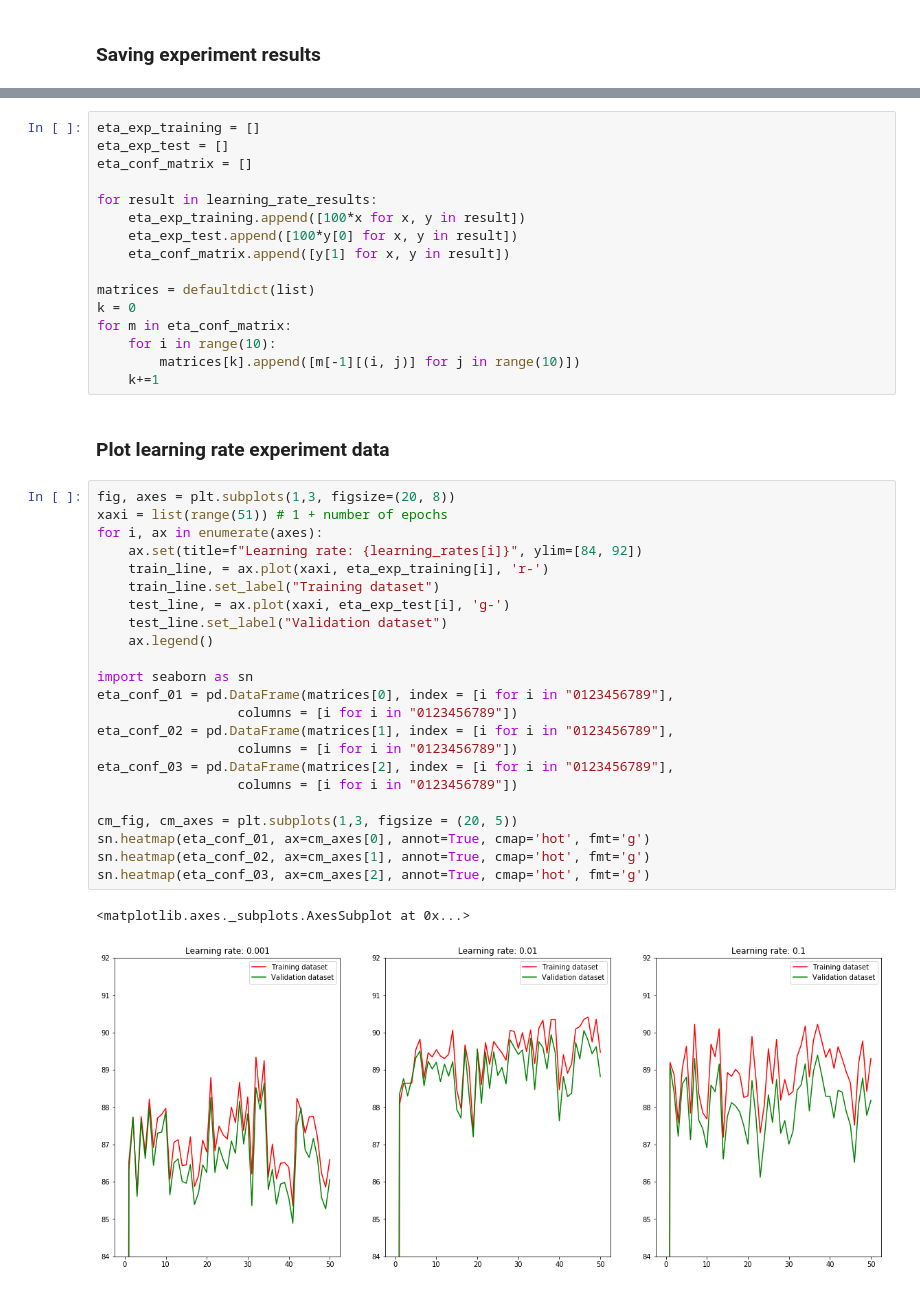
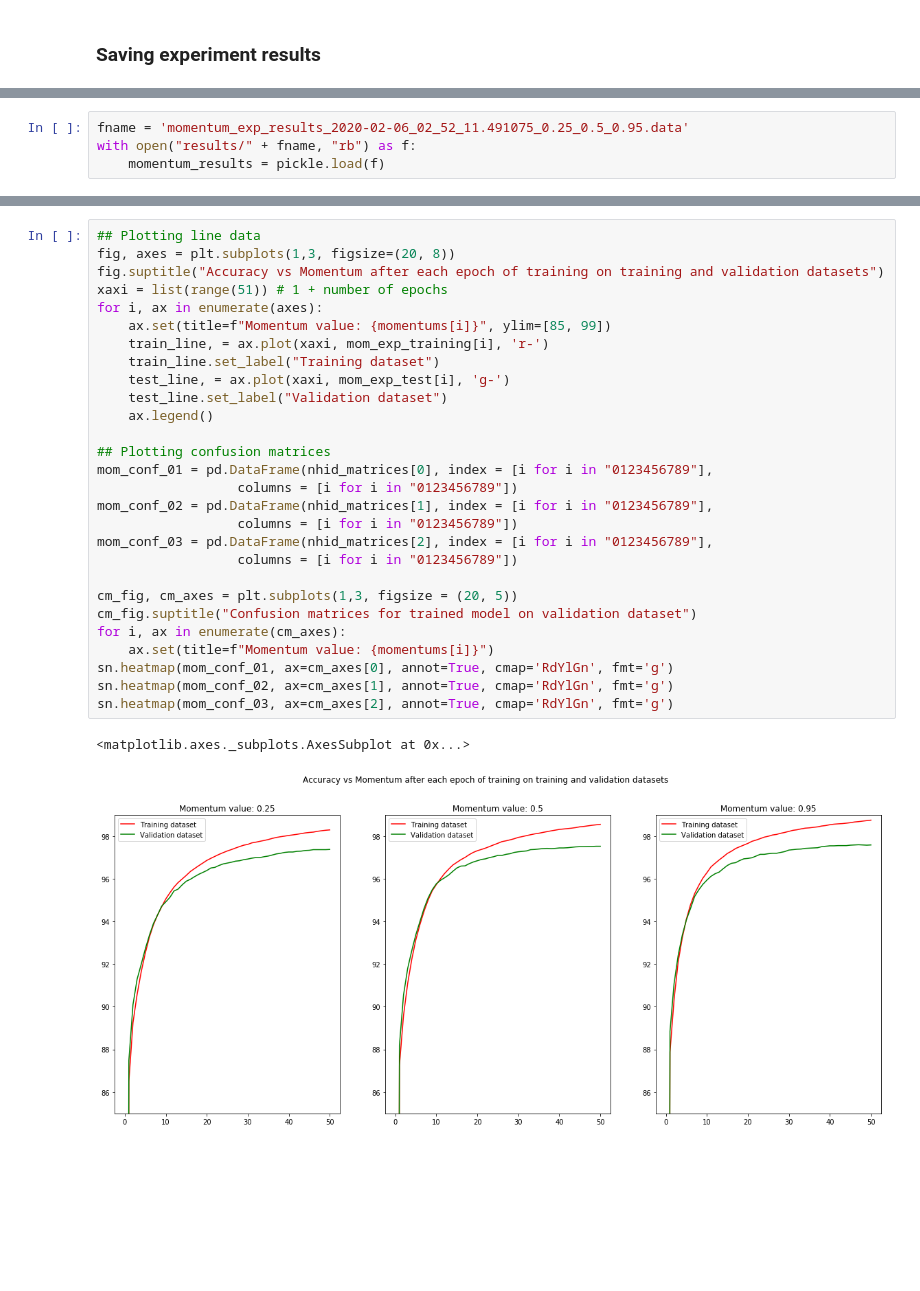
Before and after one commit to luissson/445MachineLearning, a Jupyter notebook: Assignment2/Assignment02.ipynb, the cells around one changed output, grey strips where cells are left out. Saved outputs shown, nothing was run; the diff lists cells and outputs as text; blank space fills up the shorter version.

```diff
--- a/Assignment2/Assignment02.ipynb
+++ b/Assignment2/Assignment02.ipynb
@@ -181,0 +319,4 @@ with open("results/" + fname, "rb") as f:
+# %%
+fname = 'momentum_exp_results_2020-02-06_02_52_11.491075_0.25_0.5_0.95.data'
+with open("results/" + fname, "rb") as f:
+    momentum_results = pickle.load(f)
@@ -186,44 +484,31 @@ with open("results/" + fname, "rb") as f:
-# %%
-eta_exp_training = []
-eta_exp_test = []
-eta_conf_matrix = []
-
-for result in learning_rate_results:
-    eta_exp_training.append([100*x for x, y in result])
-    eta_exp_test.append([100*y[0] for x, y in result])
-    eta_conf_matrix.append([y[1] for x, y in result])
-
-matrices = defaultdict(list)
-k = 0
-for m in eta_conf_matrix:
-    for i in range(10):
-        matrices[k].append([m[-1][(i, j)] for j in range(10)])
-    k+=1
-# %% [markdown]
-### Plot learning rate experiment data
 # %%
+## Plotting line data
 fig, axes = plt.subplots(1,3, figsize=(20, 8))
+fig.suptitle("Accuracy vs Momentum after each epoch of training on training and validation datasets")
 xaxi = list(range(51)) # 1 + number of epochs
 for i, ax in enumerate(axes):
-    ax.set(title=f"Learning rate: {learning_rates[i]}", ylim=[84, 92])
-    train_line, = ax.plot(xaxi, eta_exp_training[i], 'r-')
+    ax.set(title=f"Momentum value: {momentums[i]}", ylim=[85, 99])
+    train_line, = ax.plot(xaxi, mom_exp_training[i], 'r-')
     train_line.set_label("Training dataset")
-    test_line, = ax.plot(xaxi, eta_exp_test[i], 'g-')
+    test_line, = ax.plot(xaxi, mom_exp_test[i], 'g-')
     test_line.set_label("Validation dataset")
     ax.legend()
 
-import seaborn as sn
-eta_conf_01 = pd.DataFrame(matrices[0], index = [i for i in "0123456789"],
+## Plotting confusion matrices
+mom_conf_01 = pd.DataFrame(nhid_matrices[0], index = [i for i in "0123456789"],
                   columns = [i for i in "0123456789"])
-eta_conf_02 = pd.DataFrame(matrices[1], index = [i for i in "0123456789"],
+mom_conf_02 = pd.DataFrame(nhid_matrices[1], index = [i for i in "0123456789"],
                   columns = [i for i in "0123456789"])
-eta_conf_03 = pd.DataFrame(matrices[2], index = [i for i in "0123456789"],
+mom_conf_03 = pd.DataFrame(nhid_matrices[2], index = [i for i in "0123456789"],
                   columns = [i for i in "0123456789"])
 
 cm_fig, cm_axes = plt.subplots(1,3, figsize = (20, 5))
-sn.heatmap(eta_conf_01, ax=cm_axes[0], annot=True, cmap='hot', fmt='g')
-sn.heatmap(eta_conf_02, ax=cm_axes[1], annot=True, cmap='hot', fmt='g')
-sn.heatmap(eta_conf_03, ax=cm_axes[2], annot=True, cmap='hot', fmt='g')
+cm_fig.suptitle("Confusion matrices for trained model on validation dataset")
+for i, ax in enumerate(cm_axes):
+    ax.set(title=f"Momentum value: {momentums[i]}")
+sn.heatmap(mom_conf_01, ax=cm_axes[0], annot=True, cmap='RdYlGn', fmt='g')
+sn.heatmap(mom_conf_02, ax=cm_axes[1], annot=True, cmap='RdYlGn', fmt='g')
+sn.heatmap(mom_conf_03, ax=cm_axes[2], annot=True, cmap='RdYlGn', fmt='g')
 # %% [output]
 <matplotlib.axes._subplots.AxesSubplot at 0x...>
-[figure, old version]
+[figure, new version]
```
Also changed, not shown: parts of 51 cells of this notebook, 2 other files.
